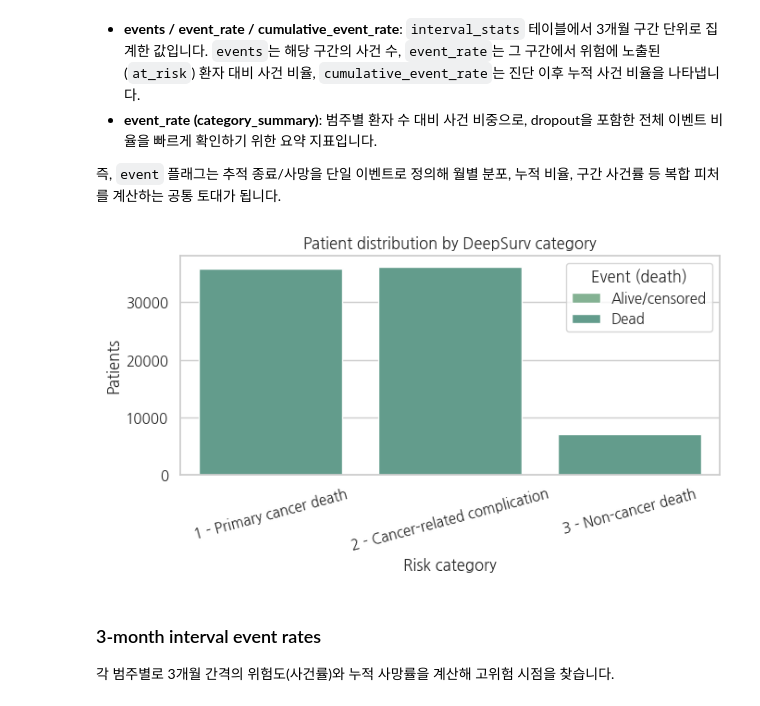
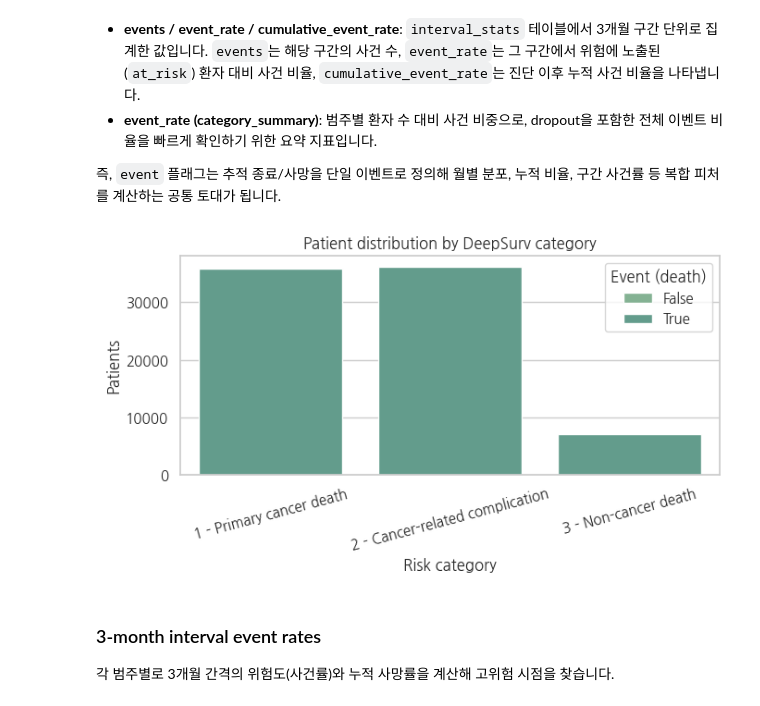
Before and after one commit to Maroco0109/SKN19_2ND_5TEAM, a Jupyter notebook: insight/data_insight_kjw.ipynb, the cells around one changed output. Cells and saved outputs as stored; diff of their text form; code cells hidden in the pictures.

```diff
--- a/insight/data_insight_kjw.ipynb
+++ b/insight/data_insight_kjw.ipynb
@@ -89,3 +272,18 @@ display(risk_df.head())
 | 3 | 1018 | 70-74 years | Female | 2011 | 2022 | ... |
 | 4 | 1269 | 40-44 years | Female | 2007 | 2022 | ... |
 5 rows × 29 columns
+# %%
+# 범주형 피처를 라벨 인코딩하여 메모리 사용량을 줄입니다.
+ENCODING_CATEGORIES = {}
+encoded_df = category_encoding(risk_df, categories=ENCODING_CATEGORIES, encoding='label')
+DECODE_MAPS = build_decode_maps(ENCODING_CATEGORIES)
+
+category_map = ENCODING_CATEGORIES.get('category', {})
+if category_map:
+    category_order = [category_map[val] for val in category_order if val in category_map]
+    category_labels = {category_map[k]: v for k, v in category_labels.items() if k in category_map}
+
+encoded_memory_mb = encoded_df.memory_usage(deep=True).sum() / 1024 ** 2
+print(f"Encoded dataset ready: {encoded_df.shape[0]:,} rows, {encoded_df.shape[1]} columns (~{encoded_memory_mb:.1f} MB)")
+
+del risk_df
@@ -92,7 +292,14 @@ display(risk_df.head())
 # %%
 # 범주별 생존 기간(월) 분포의 기술 통계량을 계산합니다.
+timing_base = (
+    encoded_df[['Survival months', 'category', 'category_label']]
+      .copy()
+)
+
+timing_base['category_label'] = decode_series(timing_base, 'category_label')
+
 timing_by_category = (
-    risk_df[['Survival months', 'category', 'category_label']]
+    timing_base
       .assign(**{'Survival months': lambda d: pd.to_numeric(d['Survival months'], errors='coerce')})
       .dropna(subset=['Survival months', 'category'])
       .loc[lambda d: d['category'].isin(category_order)]
@@ -291,28 +501,30 @@ display(category_summary)
 즉, `event` 플래그는 추적 종료/사망을 단일 이벤트로 정의해 월별 분포, 누적 비율, 구간 사건률 등 복합 피처를 계산하는 공통 토대가 됩니다.
 # %%
 # 범주별 환자 분포를 시각화합니다.
-plot_df = risk_df[risk_df['category'].isin(category_order)].copy()
+plot_df = encoded_df[encoded_df['category'].isin(category_order)].copy()
+plot_df['category_label'] = decode_series(plot_df, 'category_label')
+plot_df['event'] = decode_series(plot_df, 'event').astype(bool)
+
 plt.figure(figsize=(7, 4))
-# 각 범주의 환자 수를 세고, 사건 여부에 따라 색상을 나눠 막대 그래프를 그립니다.
 sns.countplot(
     data=plot_df,
     x='category_label',
     order=[category_labels[c] for c in category_order if category_labels.get(c)],
     hue='event',
     hue_order=[False, True],
 )
 plt.title('Patient distribution by DeepSurv category')
 plt.xlabel('Risk category')
 plt.ylabel('Patients')
 plt.xticks(rotation=15)
-# 사건(True)은 그래프에서 'Dead'로 표시되지만, 계산에는 이탈(dropout)도 포함된다는 점을 기억합니다.
+
 handles, labels = plt.gca().get_legend_handles_labels()
-label_map = {'False': 'Alive/censored', 'True': 'Dead'}
+label_map = {False: 'Alive/censored', True: 'Dead'}
 if handles:
     plt.legend(handles, [label_map.get(label, label) for label in labels], title='Event (death)')
 plt.tight_layout()
 # %% [output]
-[figure, old version]
+[figure, new version]
 # %% [markdown]
 ### 3-month interval event rates
 
```
Also changed, not shown: parts of 17 cells of this notebook, 4 other files.
